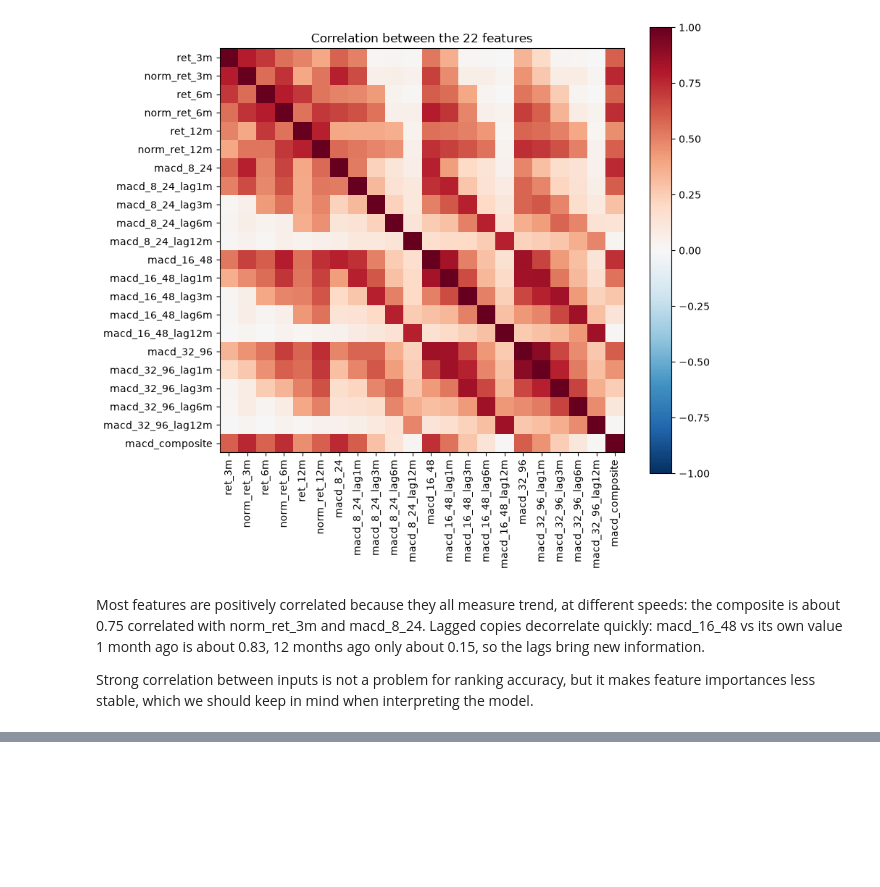
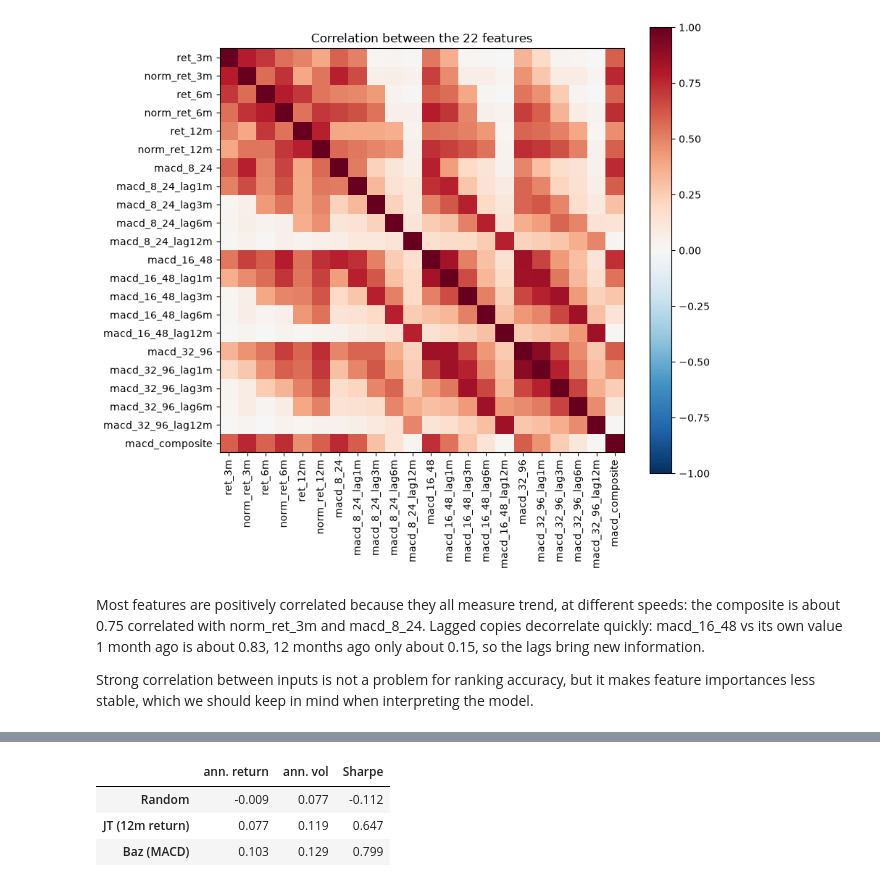
Before and after one commit to alvaro-serero/learning-to-rank, a Jupyter notebook: notebooks/main.ipynb, the cells around one changed output, grey strips where cells are left out. Drawn from its saved outputs; the diff is of its cells as text; code cells hidden in the pictures; blank space fills up the shorter version.

```diff
--- a/notebooks/main.ipynb
+++ b/notebooks/main.ipynb
@@ -428,0 +478,12 @@ Strong correlation between inputs is not a problem for ranking accuracy, but it
+# %%
+H = 21    # holding period in trading days (about 1 month)
+
+fwd_ret = prices.shift(-H) / prices - 1                 # return from t to t+21
+target = fwd_ret / (daily_vol * np.sqrt(H))             # vol known at t
+
+# Name the level "asset" so the join matches on (date, asset), not just date
+target_long = target.rename_axis(columns="asset").stack().rename("target")
+
+data = monthly.join(target_long, how="inner")
+data = data.dropna(subset=["target"])
+data.shape, data.index.get_level_values("date").max()
@@ -428,0 +562,16 @@ Strong correlation between inputs is not a problem for ranking accuracy, but it
+# %%
+rng = np.random.default_rng(0)       # fixed seed so the result is reproducible
+
+scores = {
+    "Random": pd.Series(rng.random(len(data)), index=data.index),
+    "JT (12m return)": data["ret_12m"],
+    "Baz (MACD)": data["macd_composite"],
+}
+
+strat = pd.DataFrame({name: long_short(s) for name, s in scores.items()})
+strat.apply(stats).T.round(3)
+# %% [output]
+|  | ann. return | ann. vol | Sharpe |
+| Random | -0.009 | 0.077 | -0.112 |
+| JT (12m return) | 0.077 | 0.119 | 0.647 |
+| Baz (MACD) | 0.103 | 0.129 | 0.799 |
```
Also changed, not shown: parts of 15 cells of this notebook, 1 other file.
